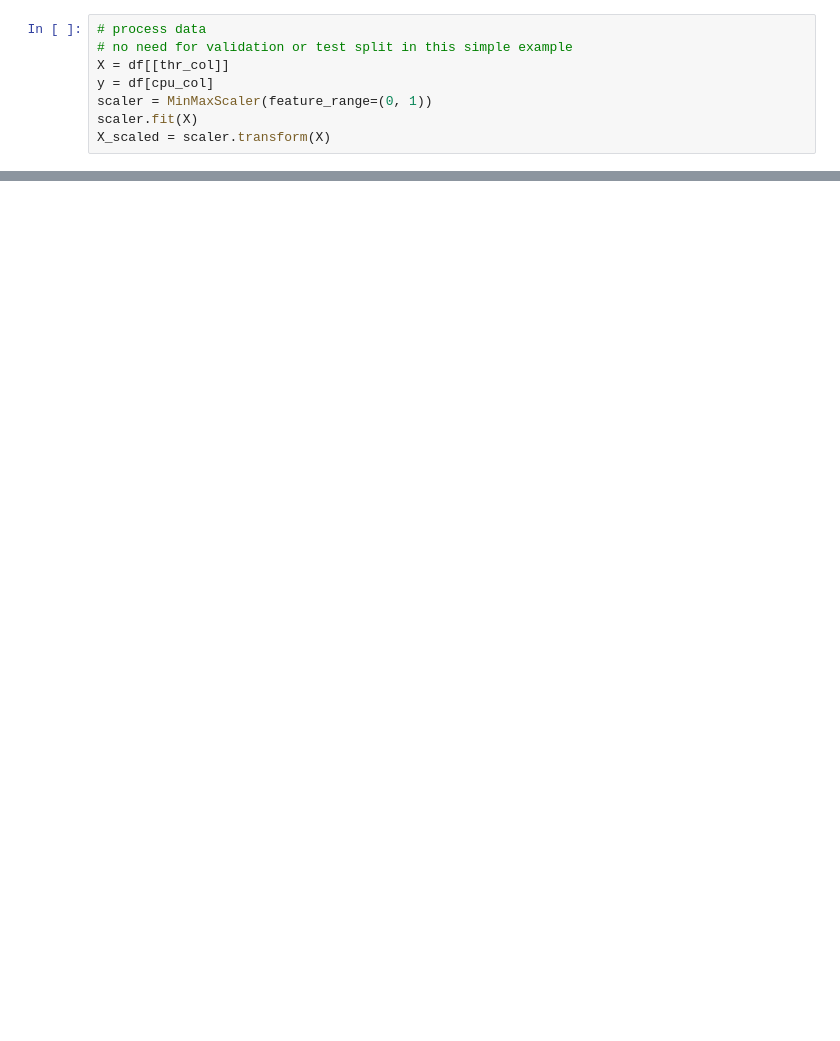
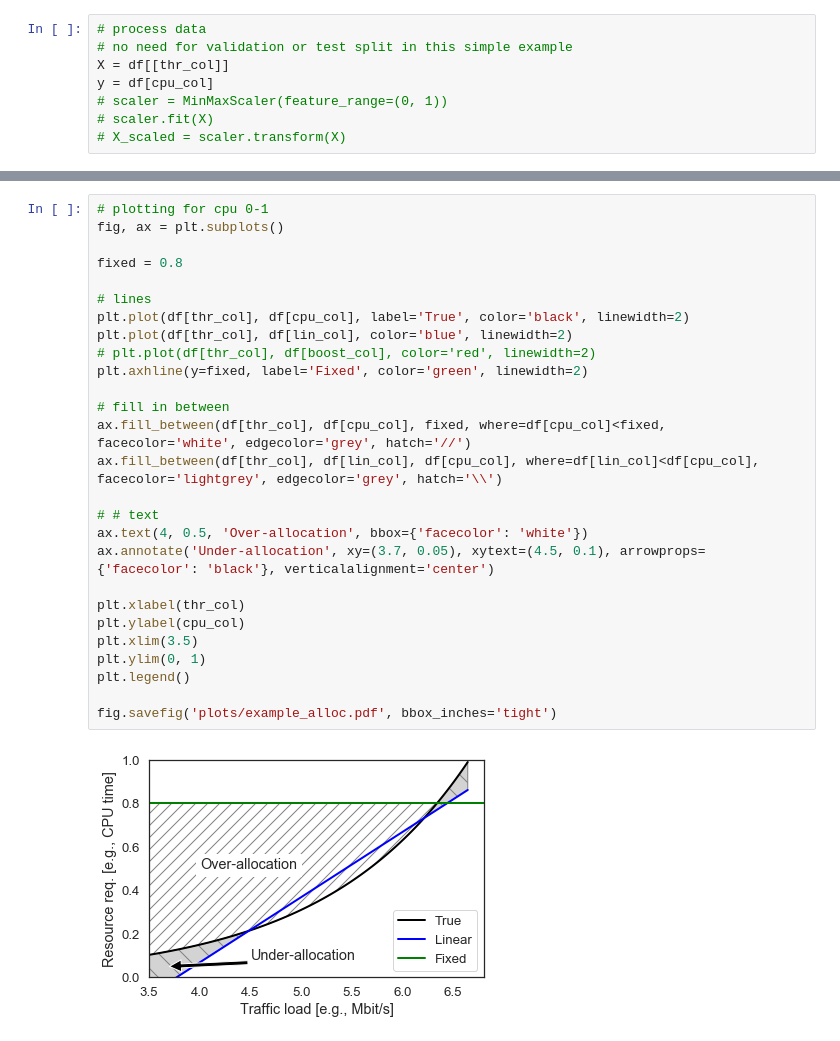
Before and after one commit to stefanbschneider/NFV_ML_Dev, a Jupyter notebook: Paper/example.ipynb, the cells around one changed output, grey strips where cells are left out. Cells and saved outputs as stored; diff of their text form; blank space fills up the shorter version.

```diff
--- a/Paper/example.ipynb
+++ b/Paper/example.ipynb
@@ -49,9 +57,9 @@ sns.lineplot(df[thr_col], df[cpu_col])
 # no need for validation or test split in this simple example
 X = df[[thr_col]]
 y = df[cpu_col]
-scaler = MinMaxScaler(feature_range=(0, 1))
-scaler.fit(X)
-X_scaled = scaler.transform(X)
+# scaler = MinMaxScaler(feature_range=(0, 1))
+# scaler.fit(X)
+# X_scaled = scaler.transform(X)
 # %%
 # train linear model
 lin_reg = LinearRegression()
@@ -89,0 +119,29 @@ fig.savefig('plots/example_alloc.pdf', bbox_inches='tight')
+# %%
+# plotting for cpu 0-1
+fig, ax = plt.subplots()
+
+fixed = 0.8
+
+# lines
+plt.plot(df[thr_col], df[cpu_col], label='True', color='black', linewidth=2)
+plt.plot(df[thr_col], df[lin_col], color='blue', linewidth=2)
+# plt.plot(df[thr_col], df[boost_col], color='red', linewidth=2)
+plt.axhline(y=fixed, label='Fixed', color='green', linewidth=2)
+
+# fill in between
+ax.fill_between(df[thr_col], df[cpu_col], fixed, where=df[cpu_col]<fixed, facecolor='white', edgecolor='grey', hatch='//')
+ax.fill_between(df[thr_col], df[lin_col], df[cpu_col], where=df[lin_col]<df[cpu_col], facecolor='lightgrey', edgecolor='grey', hatch='\\')
+
+# # text
+ax.text(4, 0.5, 'Over-allocation', bbox={'facecolor': 'white'})
+ax.annotate('Under-allocation', xy=(3.7, 0.05), xytext=(4.5, 0.1), arrowprops={'facecolor': 'black'}, verticalalignment='center')
+
+plt.xlabel(thr_col)
+plt.ylabel(cpu_col)
+plt.xlim(3.5)
+plt.ylim(0, 1)
+plt.legend()
+
+fig.savefig('plots/example_alloc.pdf', bbox_inches='tight')
+# %% [output]
+[figure, added]
```
Also changed, not shown: parts of 7 cells of this notebook, 4 other files.
